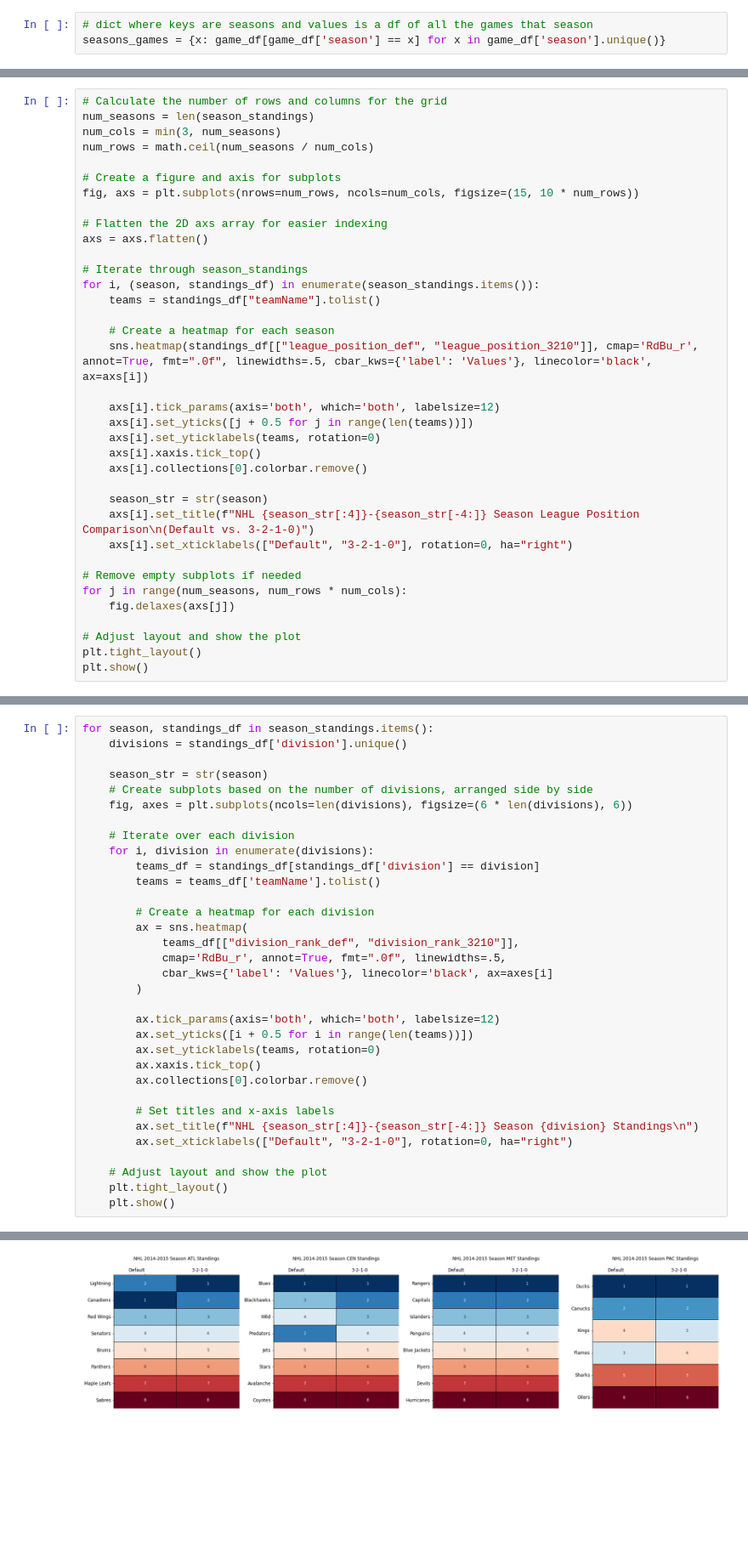
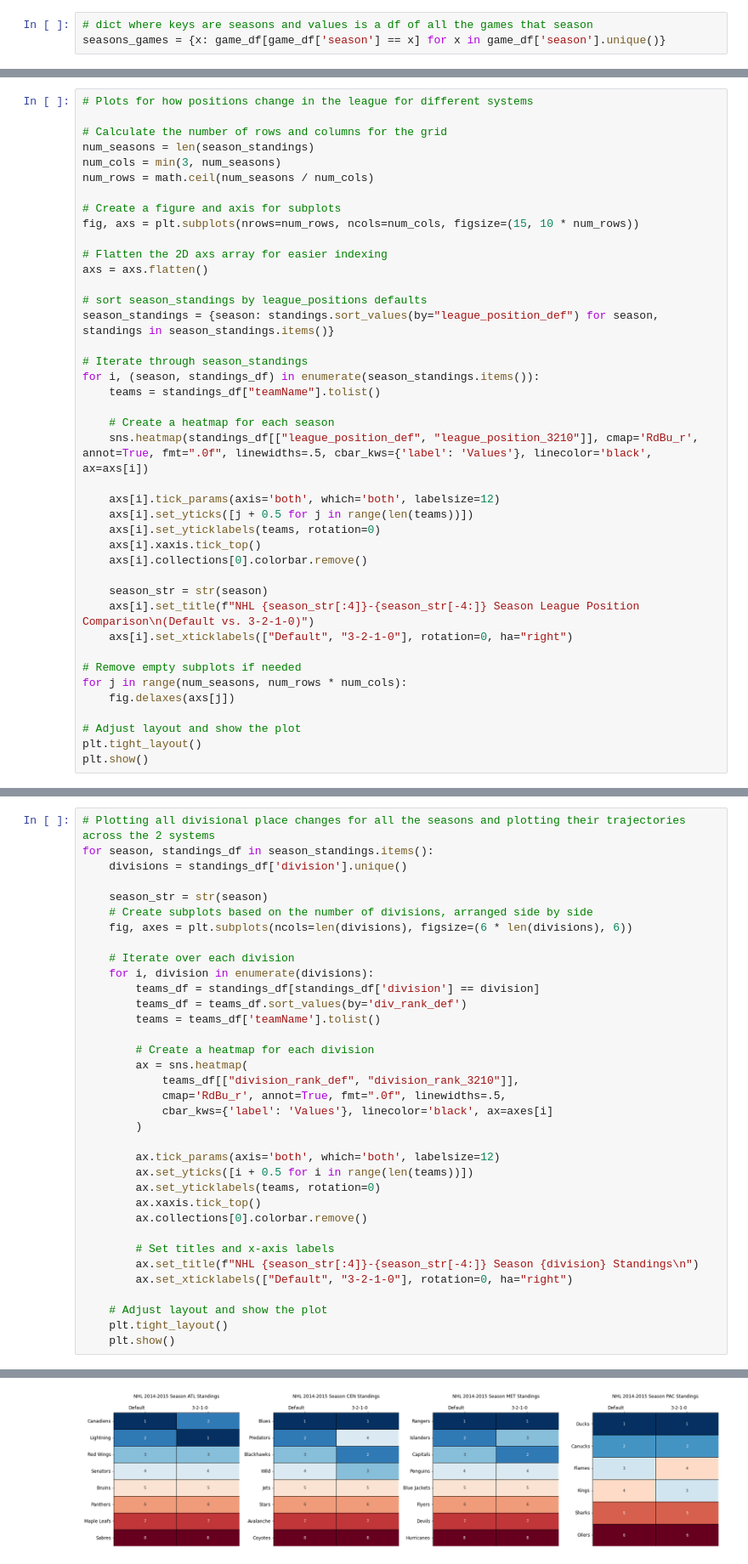
Before and after one commit to Brendanlai/nhl_data_analytics, a Jupyter notebook: 3210_nhl_ALL_SEASONS.ipynb, the cells around one changed output, grey strips where cells are left out. Shown at 85% size. Saved outputs shown, nothing was run; the diff lists cells and outputs as text; blank space fills up the shorter version.

Commit message:
updating comments and sorting standings

```diff
--- a/3210_nhl_ALL_SEASONS.ipynb
+++ b/3210_nhl_ALL_SEASONS.ipynb
@@ -153,6 +176,8 @@ Leagues' biggest movers:
 |  Rangers  |             12            |             8             |       4        |
 +-----------+---------------------------+---------------------------+----------------+
 # %%
+# Plots for how positions change in the league for different systems
+
 # Calculate the number of rows and columns for the grid
 num_seasons = len(season_standings)
 num_cols = min(3, num_seasons)
@@ -163,6 +188,9 @@ fig, axs = plt.subplots(nrows=num_rows, ncols=num_cols, figsize=(15, 10 * num_ro
 
 # Flatten the 2D axs array for easier indexing
 axs = axs.flatten()
+
+# sort season_standings by league_positions defaults
+season_standings = {season: standings.sort_values(by="league_position_def") for season, standings in season_standings.items()}
 
 # Iterate through season_standings
 for i, (season, standings_df) in enumerate(season_standings.items()):
@@ -214,6 +243,7 @@ for season, standings_df in season_standings.items():
     standings_df['div_rank_3210'] = standings_df['division'] + standings_df['division_rank_3210'].astype(str)
     season_standings[season] = standings_df
 # %%
+# Plotting all divisional place changes for all the seasons and plotting their trajectories across the 2 systems
 for season, standings_df in season_standings.items():
     divisions = standings_df['division'].unique()
 
@@ -224,6 +254,7 @@ for season, standings_df in season_standings.items():
     # Iterate over each division
     for i, division in enumerate(divisions):
         teams_df = standings_df[standings_df['division'] == division]
+        teams_df = teams_df.sort_values(by='div_rank_def')
         teams = teams_df['teamName'].tolist()
 
         # Create a heatmap for each division
@@ -255 +286 @@ for season, standings_df in season_standings.items():
-[figure, old version]
+[figure, new version]
```
Also changed, not shown: parts of 12 cells of this notebook.
